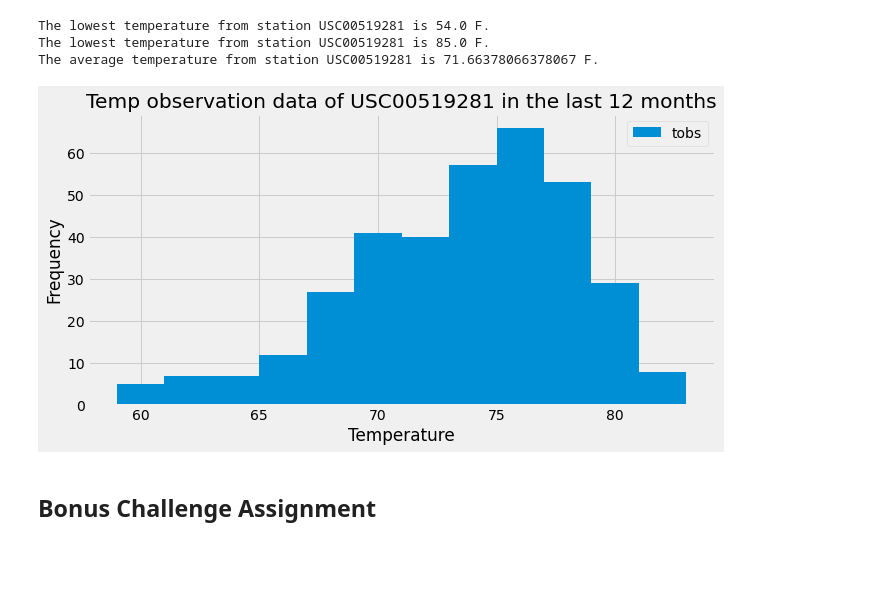
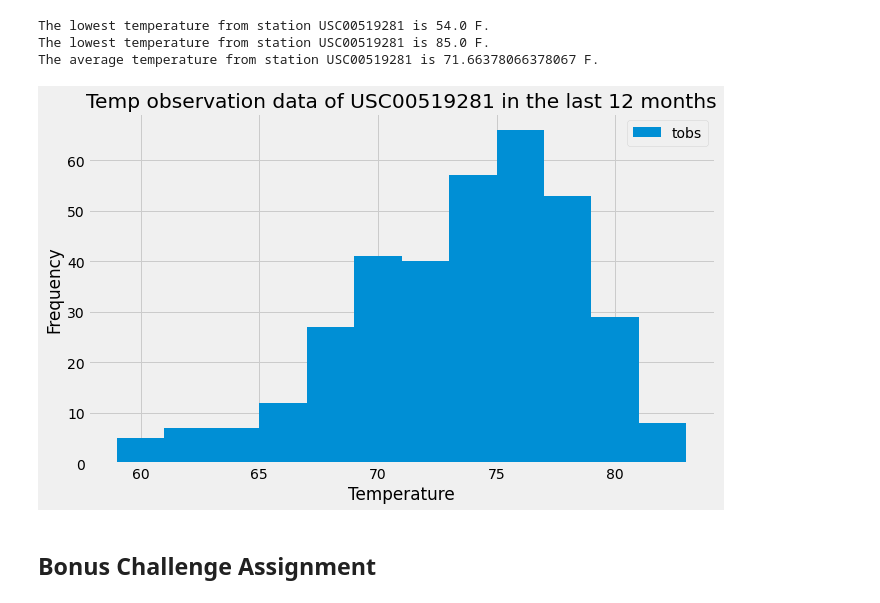
Before and after one commit to kk-deng/SQLAlchemy-Challenge, a Jupyter notebook: climate_starter.ipynb, the cells around one changed output. Drawn from its saved outputs; the diff is of its cells as text; code cells hidden in the pictures; blank space fills up the shorter version.

```diff
--- a/climate_starter.ipynb
+++ b/climate_starter.ipynb
@@ -107,16 +110,18 @@ The average temperature from station USC00519281 is 71.66378066378067 F.
 # %%
 # Choose the station with the highest number of temperature observations.
 # Query the last 12 months of temperature observation data for this station and plot the results as a histogram
 
 rec_station = session.query(Measurement.tobs).filter_by(station = "USC00519281").filter(Measurement.date >= min_date).all()
+
+# Convert the temperatures to a dataframe, then plot histogram
 df_station = pd.DataFrame(rec_station, columns=["tobs"])
-df_station.plot.hist(bins = 12, figsize = (10, 5))
+df_station.plot.hist(bins = 12, figsize = (10, 6))
 plt.title("Temp observation data of USC00519281 in the last 12 months")
 plt.xlabel("Temperature")
 plt.ylabel("Frequency")
 plt.show()
 # %% [output]
-[figure, old version]
+[figure, new version]
 # %% [markdown]
 ## Bonus Challenge Assignment
 # %%
```
Also changed, not shown: parts of 6 cells of this notebook.
